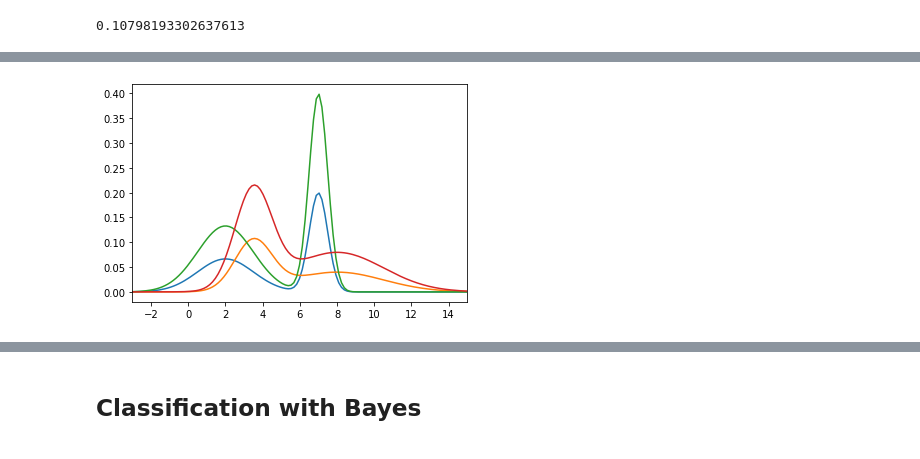
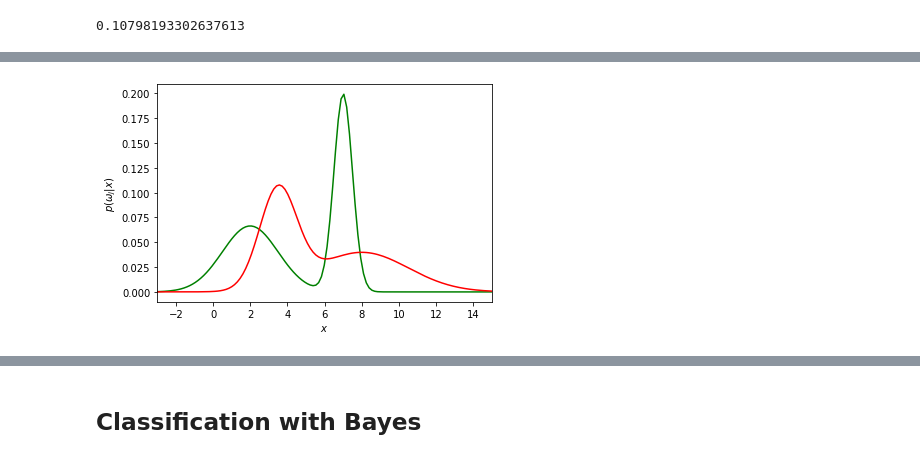
Before and after one commit to choiboy92/ImperialML, a Jupyter notebook: Tutorial 2/Tutorial2.ipynb, the cells around one changed output, grey strips where cells are left out. Cells and saved outputs as stored; diff of their text form; code cells hidden in the pictures.

```diff
--- a/Tutorial 2/Tutorial2.ipynb
+++ b/Tutorial 2/Tutorial2.ipynb
@@ -32,21 +39,23 @@ plt.show()
-# %%
-prior_1 = 0.5
-prior_2 = 0.5
-
-#prior_1 = 0.9
-#prior_2 = 0.1
-
-posterior1 = (p_state1*prior_1)
-posterior2 = (p_state2*prior_2)
-plt.xlim(-3,15)
-
-# posterior is not working?
-plt.plot(x, posterior1)
-plt.plot(x, posterior2)
-
-# plot likelihoods
-plt.plot(x, p_state1)
-plt.plot(x, p_state2)
-plt.show()
-# %% [output]
-[figure, removed]
+# %%
+# Define priors --> p(w_j)
+prior_1 = 0.5
+prior_2 = 0.5
+
+# Calculate posteriors --> p(w_j|x)
+posterior1 = (p_state1*prior_1)
+posterior2 = (p_state2*prior_2)
+plt.xlim(-3,15)
+
+# plot likelihoods
+#plt.plot(x, p_state1)   #blue
+#plt.plot(x, p_state2)   #orange
+
+# N.B. evidence, p(x), just acts as a scaling term
+# when comparing posteriors, p(x) is not necessary
+plt.plot(x, posterior1, color="green")
+plt.plot(x, posterior2, color="red")
+plt.ylabel(r'$p(\omega_j|x)$')
+plt.xlabel(r'$x$')
+plt.show()
+# %% [output]
+[figure, added]
```
Also changed, not shown: parts of 8 cells of this notebook.
